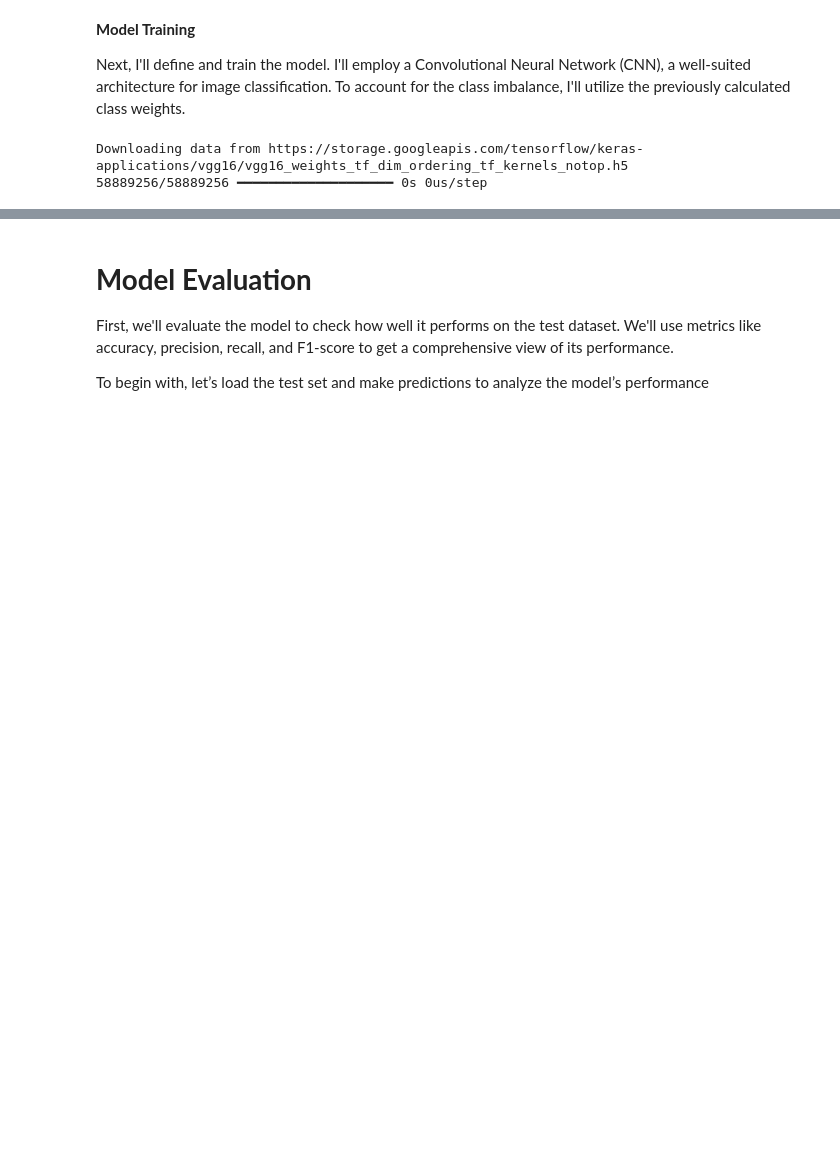
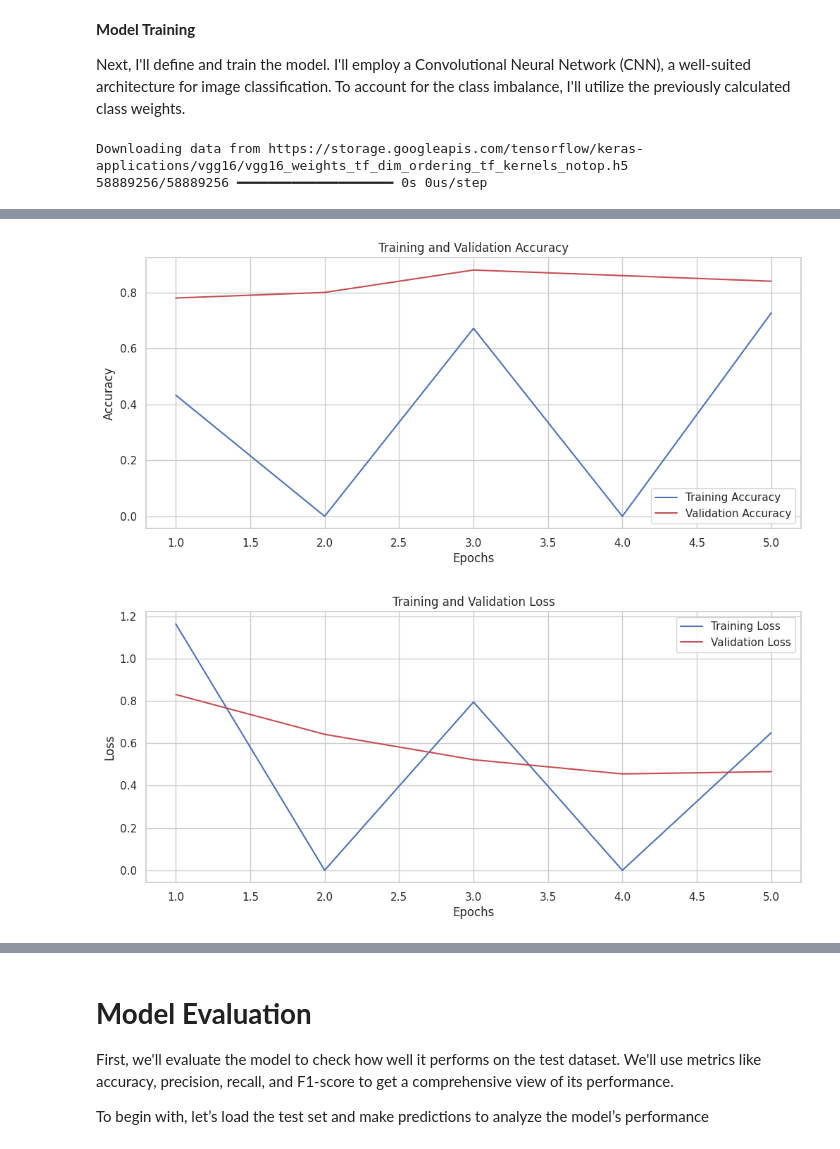
Before and after one commit to RachaelFunke/school-project, a Jupyter notebook: Machine_Learning_final_project.ipynb, the cells around one changed output, grey strips where cells are left out. Drawn from its saved outputs; the diff is of its cells as text; code cells hidden in the pictures; blank space fills up the shorter version.

```diff
--- a/Machine_Learning_final_project.ipynb
+++ b/Machine_Learning_final_project.ipynb
@@ -277,2 +313,41 @@ Epoch 10/10
 WARNING:absl:You are saving your model as an HDF5 file via `model.save()` or `keras.saving.save_model(model)`. This file format is considered legacy. We recommend using instead the native Keras format ...
 Model has been saved successfully.
+# %%
+# Extract data from history object
+accuracy = history.history['accuracy']
+val_accuracy = history.history['val_accuracy']
+loss = history.history['loss']
+val_loss = history.history['val_loss']
+
+# Ensure epochs match the shortest metric length
+min_len = min(len(accuracy), len(val_accuracy), len(loss), len(val_loss))
+epochs = range(1, min_len + 1)
+
+# Truncate metrics to the shortest length
+accuracy = accuracy[:min_len]
+val_accuracy = val_accuracy[:min_len]
+loss = loss[:min_len]
+val_loss = val_loss[:min_len]
+
+# Plot Training and Validation Accuracy
+plt.figure(figsize=(12, 5))
+plt.plot(epochs, accuracy, 'b', label='Training Accuracy')
+plt.plot(epochs, val_accuracy, 'r', label='Validation Accuracy')
+plt.title('Training and Validation Accuracy')
+plt.xlabel('Epochs')
+plt.ylabel('Accuracy')
+plt.legend()
+plt.show()
+
+# Plot Training and Validation Loss
+plt.figure(figsize=(12, 5))
+plt.plot(epochs, loss, 'b', label='Training Loss')
+plt.plot(epochs, val_loss, 'r', label='Validation Loss')
+plt.title('Training and Validation Loss')
+plt.xlabel('Epochs')
+plt.ylabel('Loss')
+plt.legend()
+plt.show()
+# %% [output]
+[figure, added]
+[figure, added]
```
Also changed, not shown: parts of 16 cells of this notebook.
